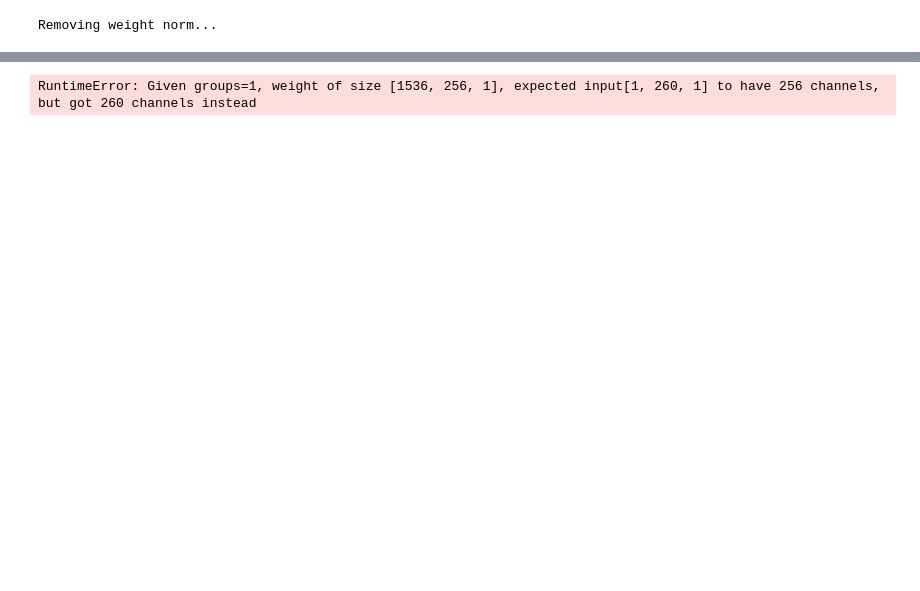
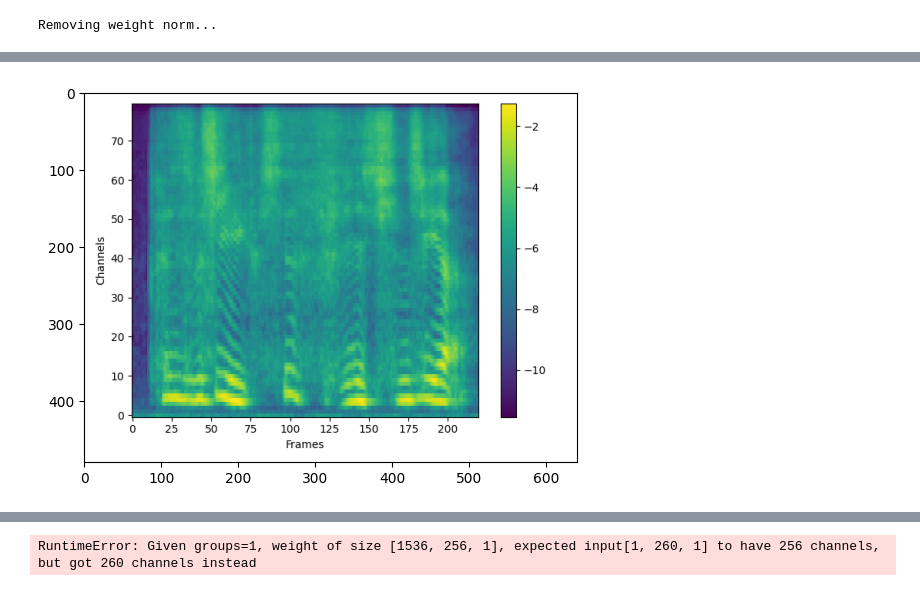
Before and after one commit to arkiven4/glow-tts, a Jupyter notebook: inference_hifigan.ipynb, the cells around one changed output, grey strips where cells are left out. Cells and saved outputs as stored; diff of their text form; code cells hidden in the pictures; blank space fills up the shorter version.

```diff
--- a/inference_hifigan.ipynb
+++ b/inference_hifigan.ipynb
@@ -155,3 +189,8 @@ ipd.Audio(y, rate=sr)
+# %%
+plt.imshow(utils.plot_spectrogram_to_numpy(y_gen_tst[0].data.cpu().numpy()))
+plt.show()
+# %% [output]
+[figure, added]
 # %%
 emo_emb = torch.tensor([1.9291, 1.8450, 1.5956]).unsqueeze(0) # A D V
 # emo_emb = torch.Tensor(np.load(f"{root_database.replace('dataset_name', database_name)}/emo_embeds/{embeds_filename}.npy")).reshape(1,-1).to(device)
```
Also changed, not shown: parts of 6 cells of this notebook, 5 other files.
